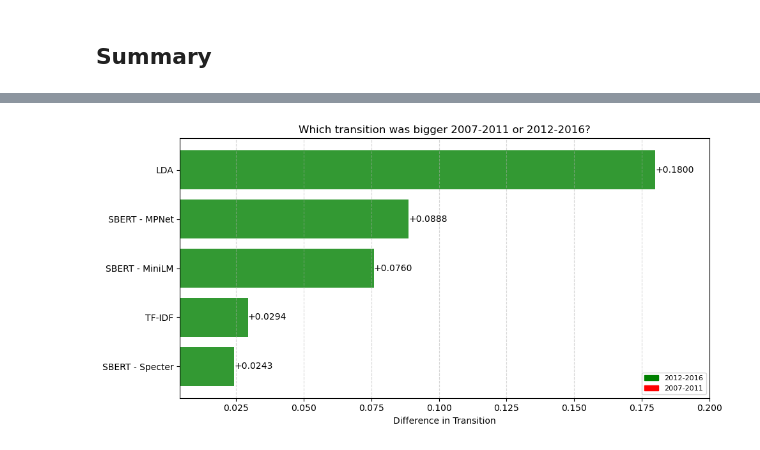
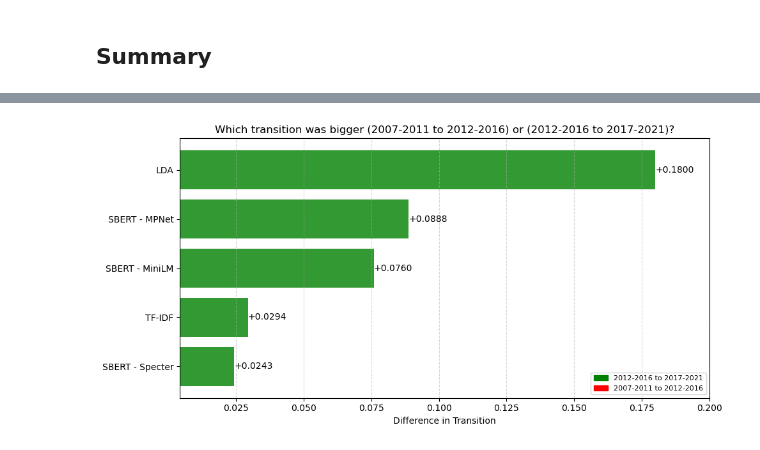
Before and after one commit to rohan-crypto/Text_Analytics_Team33_Task3, a Jupyter notebook: INTEGRATION_CODE/Final Integration code.ipynb, the cells around one changed output, grey strips where cells are left out. Saved outputs shown, nothing was run; the diff lists cells and outputs as text; code cells hidden in the pictures.

```diff
--- a/INTEGRATION_CODE/Final Integration code.ipynb
+++ b/INTEGRATION_CODE/Final Integration code.ipynb
@@ -531,7 +533,7 @@ plt.show()
 # %%
 final_rows = []
 for method,dists in dist_results.items():
-    final_rows.append({'Methods': method,'2007-2011' : round(dists[0],4),'2012-2016' : round(dists[1],4)})
+    final_rows.append({'Methods': method,'2007-2011 to 2012-2016' : round(dists[0],4),'2012-2016 to 2017-2021' : round(dists[1],4)})
 final_table = pd.DataFrame(final_rows)
 print('Distances across Methods')
 print(final_table.to_string(index=False))
@@ -546,28 +548,28 @@ SBERT - Specter     0.0055     0.0298
 # %%
 difference = {}
 for method,dists in dist_results.items():
     difference[method] = round(dists[1]-dists[0],4)
 difference_series = pd.Series(difference).sort_values()
 
 fig,ax = plt.subplots(figsize=(10,5))
 clrs = []
 for v in difference_series.values:
     if v>0:
         clrs.append('green')
     else:
         clrs.append('red')
 ax.barh(difference_series.index,difference_series.values,color=clrs,alpha=0.8)
 ax.axvline(0,color='black')
 for i,(name,val) in enumerate(difference_series.items()):
     ax.text(val,i,f'{val:+.4f}',va='center',fontsize=10)
 ax.set_xlabel('Difference in Transition')
-ax.set_title('Which transition was bigger 2007-2011 or 2012-2016?')
+ax.set_title('Which transition was bigger (2007-2011 to 2012-2016) or (2012-2016 to 2017-2021)?')
 ax.grid(axis='x',linestyle='--',alpha=0.5)
 ax.set_xlim(difference_series.min()-0.02,difference_series.max()+0.02)
-legend_patches = [mpatches.Patch(color='green',label='2012-2016'),mpatches.Patch(color='red',label='2007-2011')]
+legend_patches = [mpatches.Patch(color='green',label='2012-2016 to 2017-2021'),mpatches.Patch(color='red',label='2007-2011 to 2012-2016')]
 ax.legend(handles=legend_patches,fontsize=8,loc='lower right')
 plt.tight_layout()
-plt.savefig('final_figures/axis1_transition_year_range_comparison.png',dpi=150)
+plt.savefig('final_figures/axis1_transition_year_range_comparison.png',dpi=150,bbox_inches='tight')
 plt.show()
 # %% [output]
-[figure, old version]
+[figure, new version]
```
Also changed, not shown: parts of 13 cells of this notebook, 13 other files.
